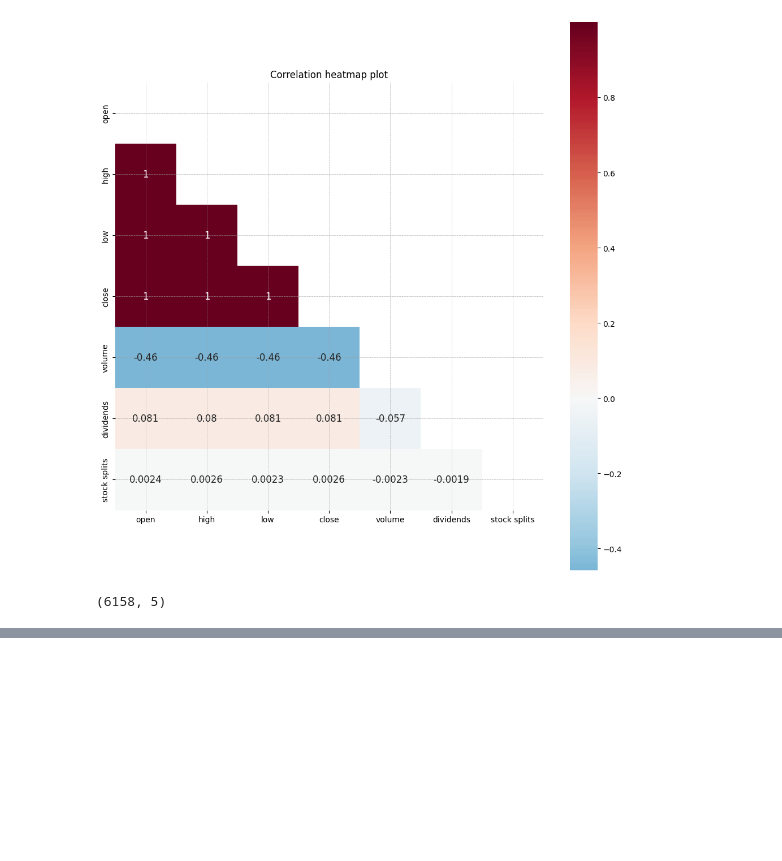
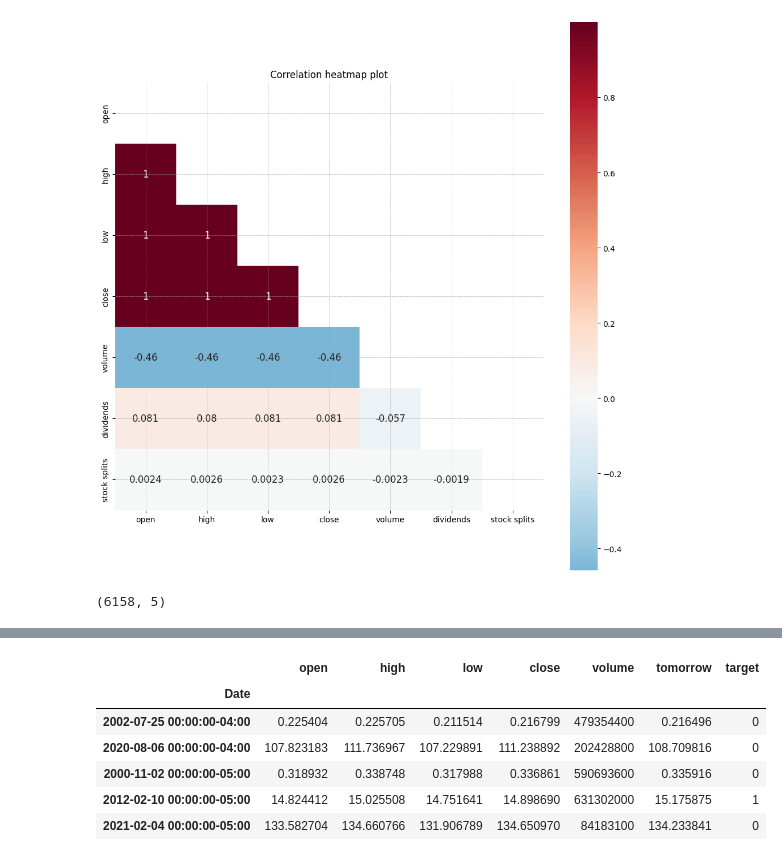
Before and after one commit to Asifdotexe/StoDir, a Jupyter notebook: code/stock-price-prediction.ipynb, the cells around one changed output, grey strips where cells are left out. Drawn from its saved outputs; the diff is of its cells as text; code cells hidden in the pictures; blank space fills up the shorter version.

Commit message:
#13 performing feature engineering i.e. created `tomorrow` and `target` columns

```diff
--- a/code/stock-price-prediction.ipynb
+++ b/code/stock-price-prediction.ipynb
@@ -139,0 +142,4 @@ df.sample(5)
+# %%
+# creating a column that stores the value of the closing price of the next day
+df['tomorrow'] = df['close'].shift(-1)
+df.head()
@@ -139,0 +154,12 @@ df.sample(5)
+# %%
+# creating a flag column that checks of the tomorrow price is greater than today (i.e. upwards trend) as 1 else (i.e. downwards trend) as 0
+df['target'] = np.where(df['tomorrow'] > df['close'], 1, 0)
+df.sample(5)
+# %% [output]
+|  | open | high | low | close | volume | tomorrow | target |
+| Date |  |  |  |  |  |  |  |
+| 2002-07-25 00:00:00-04:00 | 0.225404 | 0.225705 | 0.211514 | 0.216799 | 479354400 | 0.216496 | 0 |
+| 2020-08-06 00:00:00-04:00 | 107.823183 | 111.736967 | 107.229891 | 111.238892 | 202428800 | 108.709816 | 0 |
+| 2000-11-02 00:00:00-05:00 | 0.318932 | 0.338748 | 0.317988 | 0.336861 | 590693600 | 0.335916 | 0 |
+| 2012-02-10 00:00:00-05:00 | 14.824412 | 15.025508 | 14.751641 | 14.898690 | 631302000 | 15.175875 | 1 |
+| 2021-02-04 00:00:00-05:00 | 133.582704 | 134.660766 | 131.906789 | 134.650970 | 84183100 | 134.233841 | 0 |
```
Also changed, not shown: parts of 8 cells of this notebook.
